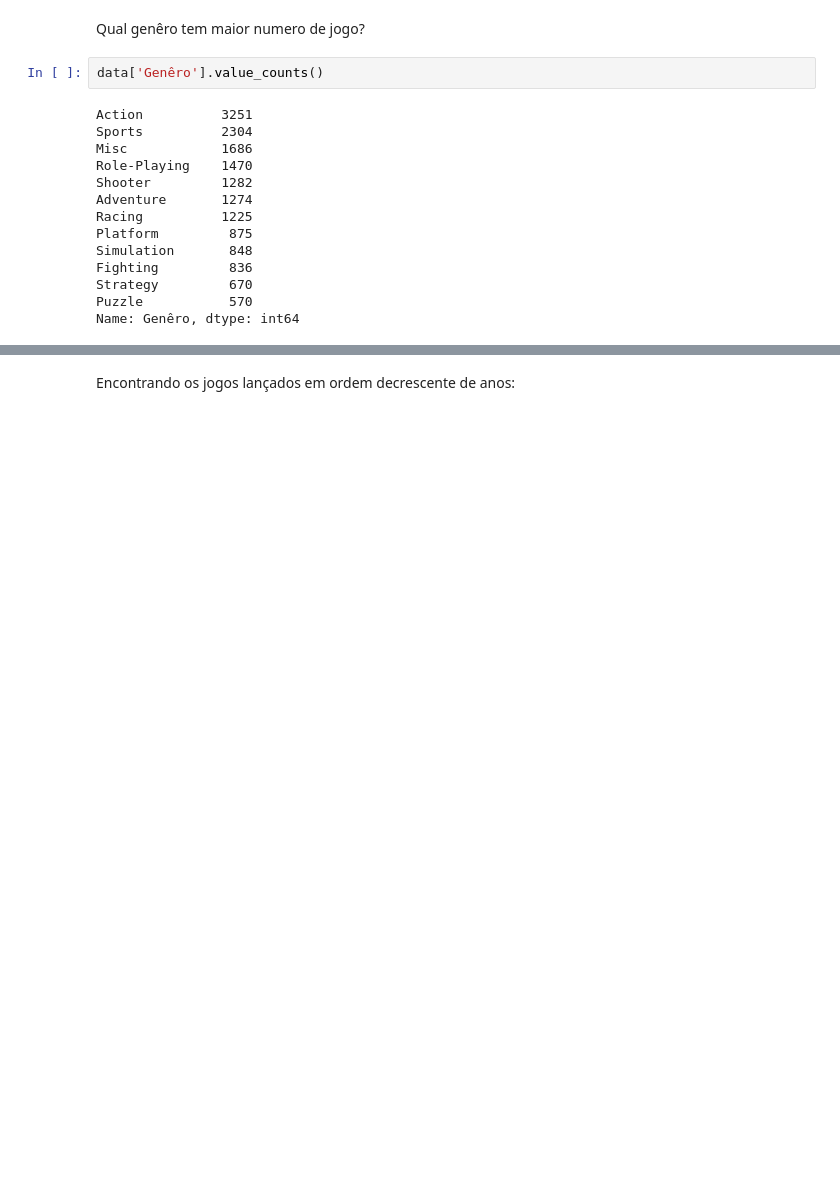
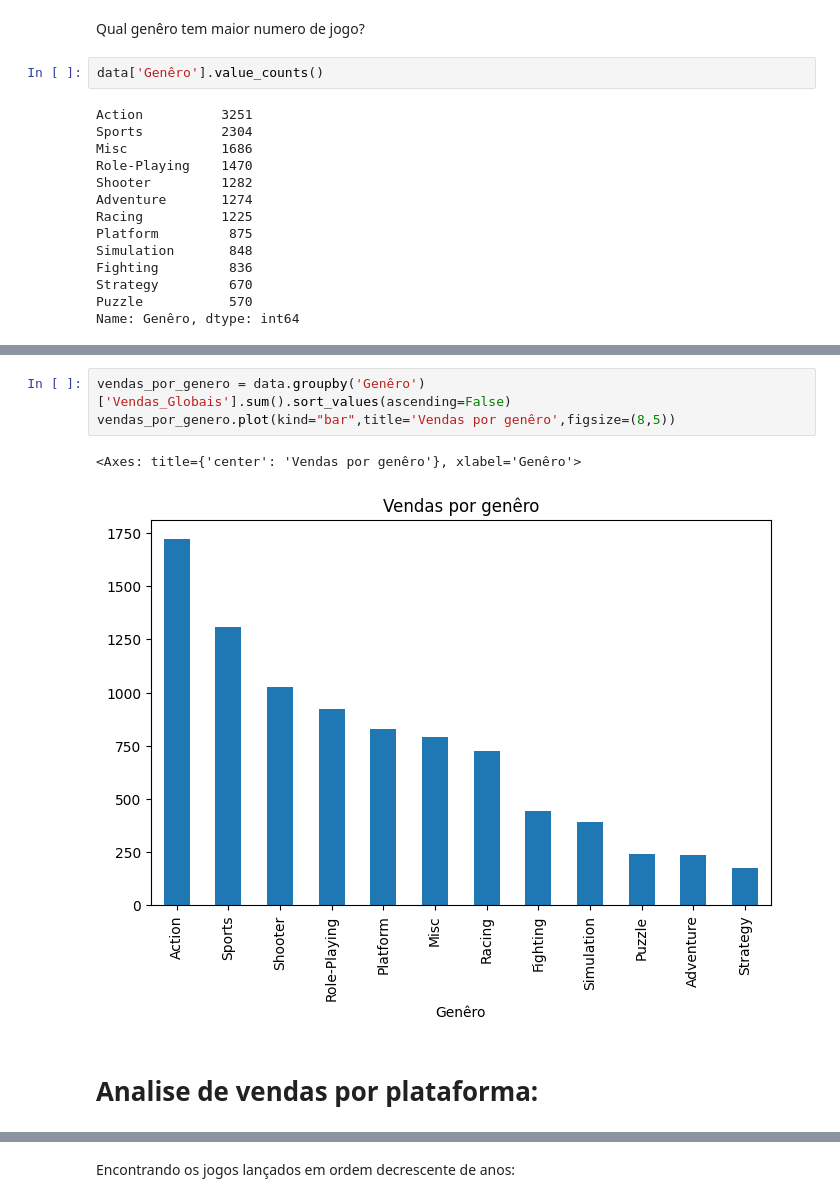
Before and after one commit to coderpaulo/primeira_analise_exploratoria, a Jupyter notebook: PrimeiraAnaliseDeDados.ipynb, the cells around one changed output, grey strips where cells are left out. Drawn from its saved outputs; the diff is of its cells as text; blank space fills up the shorter version.

```diff
--- a/PrimeiraAnaliseDeDados.ipynb
+++ b/PrimeiraAnaliseDeDados.ipynb
@@ -149,0 +153,8 @@ plt.show()
+# %%
+vendas_por_genero = data.groupby('Genêro')['Vendas_Globais'].sum().sort_values(ascending=False)
+vendas_por_genero.plot(kind="bar",title='Vendas por genêro',figsize=(8,5))
+# %% [output]
+<Axes: title={'center': 'Vendas por genêro'}, xlabel='Genêro'>
+[figure, added]
+# %% [markdown]
+# Analise de vendas por plataforma:
```
Also changed, not shown: parts of 23 cells of this notebook.
